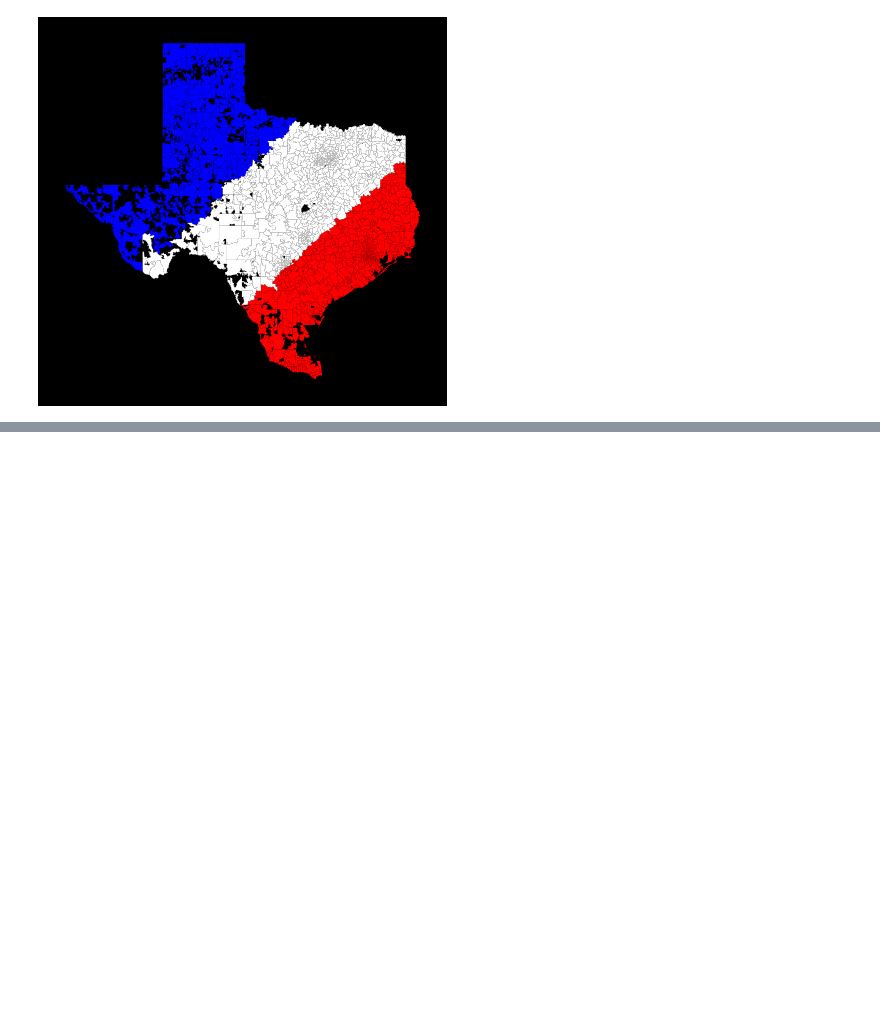
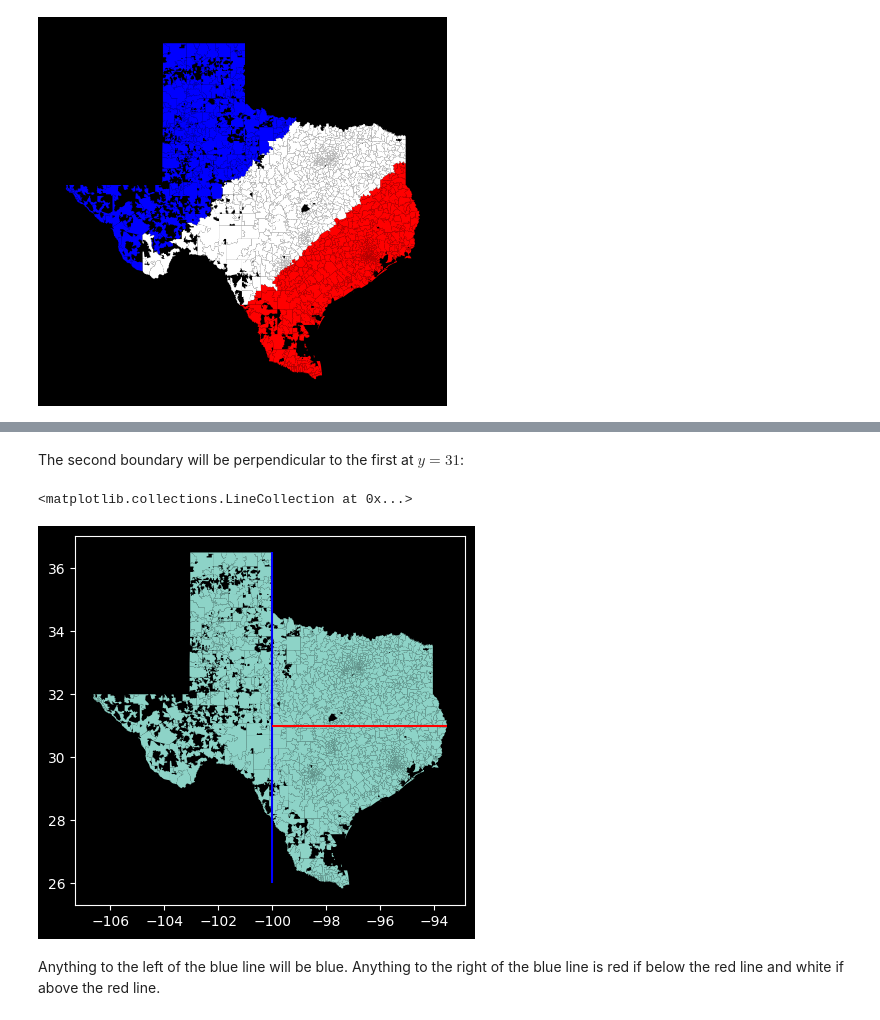
Before and after one commit to alshival/upgraded-journey, a Jupyter notebook: Geospatial Analytics/painting_by_numbers.ipynb, the cells around one changed output, grey strips where cells are left out. Cells and saved outputs as stored; diff of their text form; code cells hidden in the pictures; blank space fills up the shorter version.

```diff
--- a/Geospatial Analytics/painting_by_numbers.ipynb
+++ b/Geospatial Analytics/painting_by_numbers.ipynb
@@ -154,0 +175,11 @@ plt.show()
+# %% [markdown]
+The second boundary will be perpendicular to the first at $y=31$:
+# %%
+zipcodes.plot()
+plt.vlines(x=-100,ymin=26,ymax=36.5,color='b')
+plt.hlines(y=31,xmin=-100,xmax=-93.5,color='r')
+# %% [output]
+<matplotlib.collections.LineCollection at 0x...>
+[figure, added]
+# %% [markdown]
+Anything to the left of the blue line will be blue. Anything to the right of the blue line is red if below the red line and white if above the red line.
```
Also changed, not shown: parts of 8 cells of this notebook, 2 other files.
